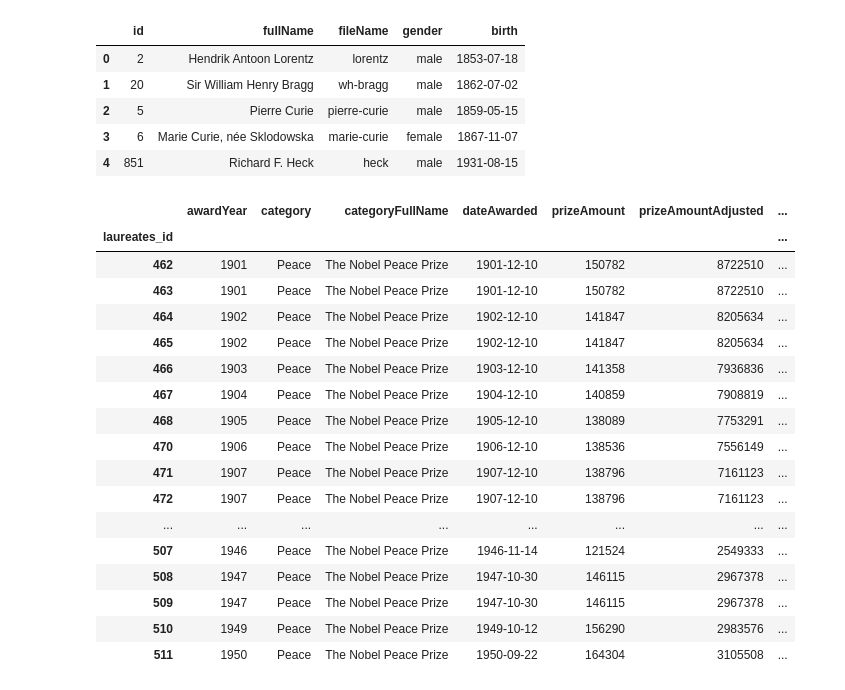
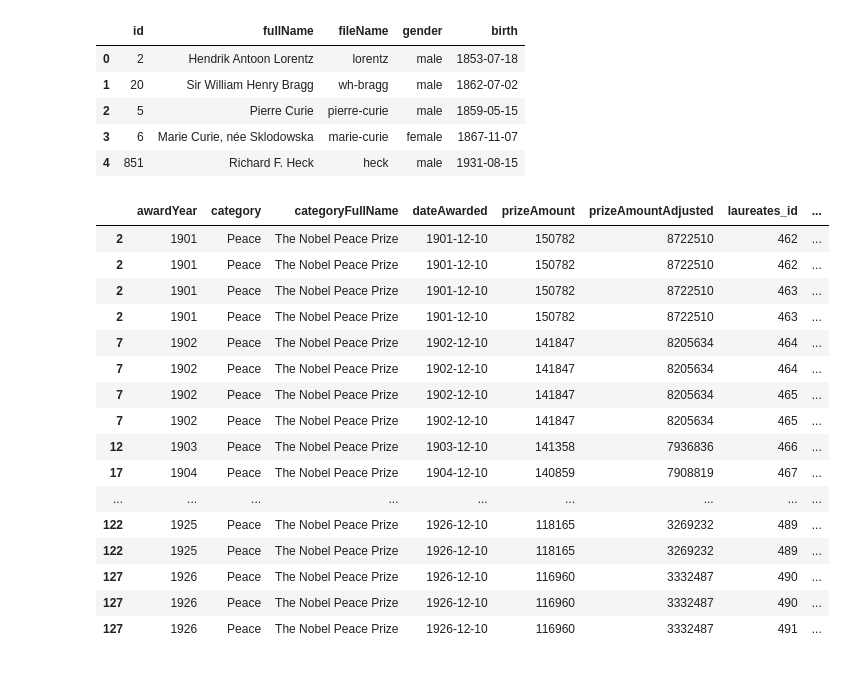
Before and after one commit to fermatrix/mc2-m13-capstone-fermatrix, a Jupyter notebook: alvaro/NobelPrize.ipynb, the cells around one changed output. Drawn from its saved outputs; the diff is of its cells as text; code cells hidden in the pictures.

```diff
--- a/alvaro/NobelPrize.ipynb
+++ b/alvaro/NobelPrize.ipynb
@@ -30,52 +32,53 @@ df_laureates.sort_index(inplace=True)
 # %%
 hola=pd.read_parquet("nobelPrizes-1901-2019.parquet")
 hola.head()
+# %%
+df_nobel_prizes = pd.read_parquet('nobelPrizes-1901-2019.parquet')
+
+df_nobel_prizes.dropna(subset = ['dateAwarded'], inplace = True)
+
+df_nobel_prizes=df_nobel_prizes.explode('laureates_id')
+df_nobel_prizes=df_nobel_prizes.explode('laureates_portion')
+
+new_types = {
+    'awardYear':'string',
+    'category':'string',
+    'categoryFullName':'string',
+    'dateAwarded':'string',
+    'prizeAmount':'int',
+    'prizeAmountAdjusted':'int',
+    'laureates_id':'int',
+}
+
+df_nobel_prizes=df_nobel_prizes.astype(new_types)
+df_nobel_prizes.head(60)
 # %%
-df_nobel_prizes = pd.read_parquet('nobelPrizes-1901-2019.parquet')
-
-df_nobel_prizes.dropna(subset = ['dateAwarded'], inplace = True)
-df_nobel_prizes.head(60)
-
-
-new_types = {
-    'awardYear':'string',
-    'category':'string',
-    'categoryFullName':'string',
-    'dateAwarded':'string',
-    'prizeAmount':'int',
-    'prizeAmountAdjusted':'int',
-    'laureates_id':'int',
-}
 
 
 
 df_laureates.dropna(subset = ['fullName'], inplace = True)
 df_laureates.head(60)
-df_nobel_prizes=df_nobel_prizes.explode('laureates_id')
 
-df_nobel_prizes=df_nobel_prizes.astype(new_types)
 
-df_nobel_prizes=df_nobel_prizes.set_index('laureates_id')
 
-mix_df = df_nobel_prizes.join(df_laureates, on='laureates_id', how='inner', lsuffix='_df_laureate', rsuffix='_df_nobel')
-df_nobel_prizes.head(60)
-# mix_df.head(60)
+mix_df = df_nobel_prizes.join(df_laureates, on='laureates_id', how='inner')
+# df_nobel_prizes.head(60)
+mix_df.head(60)
 # %% [output]
-|  | awardYear | category | categoryFullName | dateAwarded | prizeAmount | prizeAmountAdjusted | ... |
-| laureates_id |  |  |  |  |  |  | ... |
-| 462 | 1901 | Peace | The Nobel Peace Prize | 1901-12-10 | 150782 | 8722510 | ... |
-| 463 | 1901 | Peace | The Nobel Peace Prize | 1901-12-10 | 150782 | 8722510 | ... |
-| 464 | 1902 | Peace | The Nobel Peace Prize | 1902-12-10 | 141847 | 8205634 | ... |
-| 465 | 1902 | Peace | The Nobel Peace Prize | 1902-12-10 | 141847 | 8205634 | ... |
-| 466 | 1903 | Peace | The Nobel Peace Prize | 1903-12-10 | 141358 | 7936836 | ... |
-| 467 | 1904 | Peace | The Nobel Peace Prize | 1904-12-10 | 140859 | 7908819 | ... |
-| 468 | 1905 | Peace | The Nobel Peace Prize | 1905-12-10 | 138089 | 7753291 | ... |
-| 470 | 1906 | Peace | The Nobel Peace Prize | 1906-12-10 | 138536 | 7556149 | ... |
-| 471 | 1907 | Peace | The Nobel Peace Prize | 1907-12-10 | 138796 | 7161123 | ... |
-| 472 | 1907 | Peace | The Nobel Peace Prize | 1907-12-10 | 138796 | 7161123 | ... |
-| ... | ... | ... | ... | ... | ... | ... | ... |
-| 507 | 1946 | Peace | The Nobel Peace Prize | 1946-11-14 | 121524 | 2549333 | ... |
-| 508 | 1947 | Peace | The Nobel Peace Prize | 1947-10-30 | 146115 | 2967378 | ... |
-| 509 | 1947 | Peace | The Nobel Peace Prize | 1947-10-30 | 146115 | 2967378 | ... |
-| 510 | 1949 | Peace | The Nobel Peace Prize | 1949-10-12 | 156290 | 2983576 | ... |
-| 511 | 1950 | Peace | The Nobel Peace Prize | 1950-09-22 | 164304 | 3105508 | ... |
+|  | awardYear | category | categoryFullName | dateAwarded | prizeAmount | prizeAmountAdjusted | laureates_id | ... |
+| 2 | 1901 | Peace | The Nobel Peace Prize | 1901-12-10 | 150782 | 8722510 | 462 | ... |
+| 2 | 1901 | Peace | The Nobel Peace Prize | 1901-12-10 | 150782 | 8722510 | 462 | ... |
+| 2 | 1901 | Peace | The Nobel Peace Prize | 1901-12-10 | 150782 | 8722510 | 463 | ... |
+| 2 | 1901 | Peace | The Nobel Peace Prize | 1901-12-10 | 150782 | 8722510 | 463 | ... |
+| 7 | 1902 | Peace | The Nobel Peace Prize | 1902-12-10 | 141847 | 8205634 | 464 | ... |
+| 7 | 1902 | Peace | The Nobel Peace Prize | 1902-12-10 | 141847 | 8205634 | 464 | ... |
+| 7 | 1902 | Peace | The Nobel Peace Prize | 1902-12-10 | 141847 | 8205634 | 465 | ... |
+| 7 | 1902 | Peace | The Nobel Peace Prize | 1902-12-10 | 141847 | 8205634 | 465 | ... |
+| 12 | 1903 | Peace | The Nobel Peace Prize | 1903-12-10 | 141358 | 7936836 | 466 | ... |
+| 17 | 1904 | Peace | The Nobel Peace Prize | 1904-12-10 | 140859 | 7908819 | 467 | ... |
+| ... | ... | ... | ... | ... | ... | ... | ... | ... |
+| 122 | 1925 | Peace | The Nobel Peace Prize | 1926-12-10 | 118165 | 3269232 | 489 | ... |
+| 122 | 1925 | Peace | The Nobel Peace Prize | 1926-12-10 | 118165 | 3269232 | 489 | ... |
+| 127 | 1926 | Peace | The Nobel Peace Prize | 1926-12-10 | 116960 | 3332487 | 490 | ... |
+| 127 | 1926 | Peace | The Nobel Peace Prize | 1926-12-10 | 116960 | 3332487 | 490 | ... |
+| 127 | 1926 | Peace | The Nobel Peace Prize | 1926-12-10 | 116960 | 3332487 | 491 | ... |
```
Also changed, not shown: parts of 4 cells of this notebook, 2 other files.
